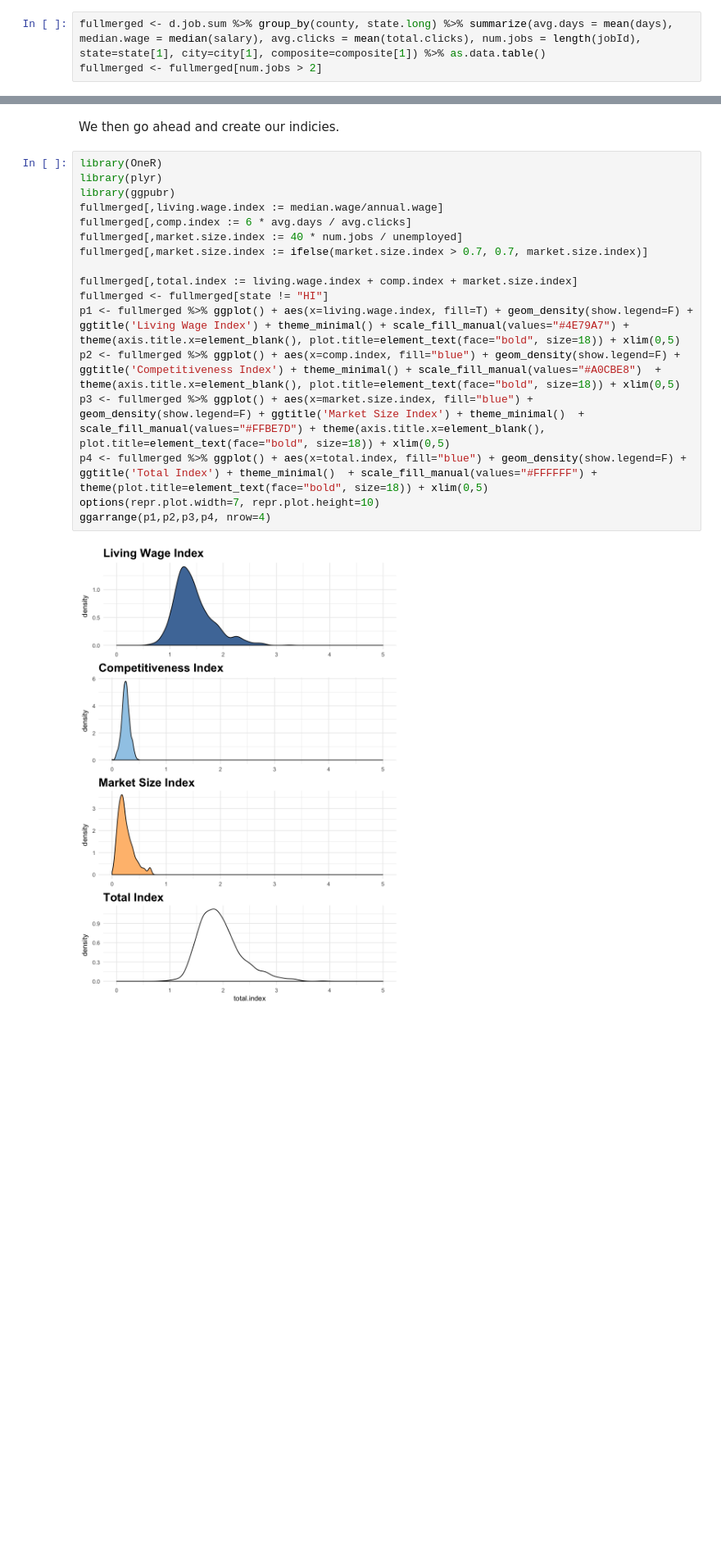
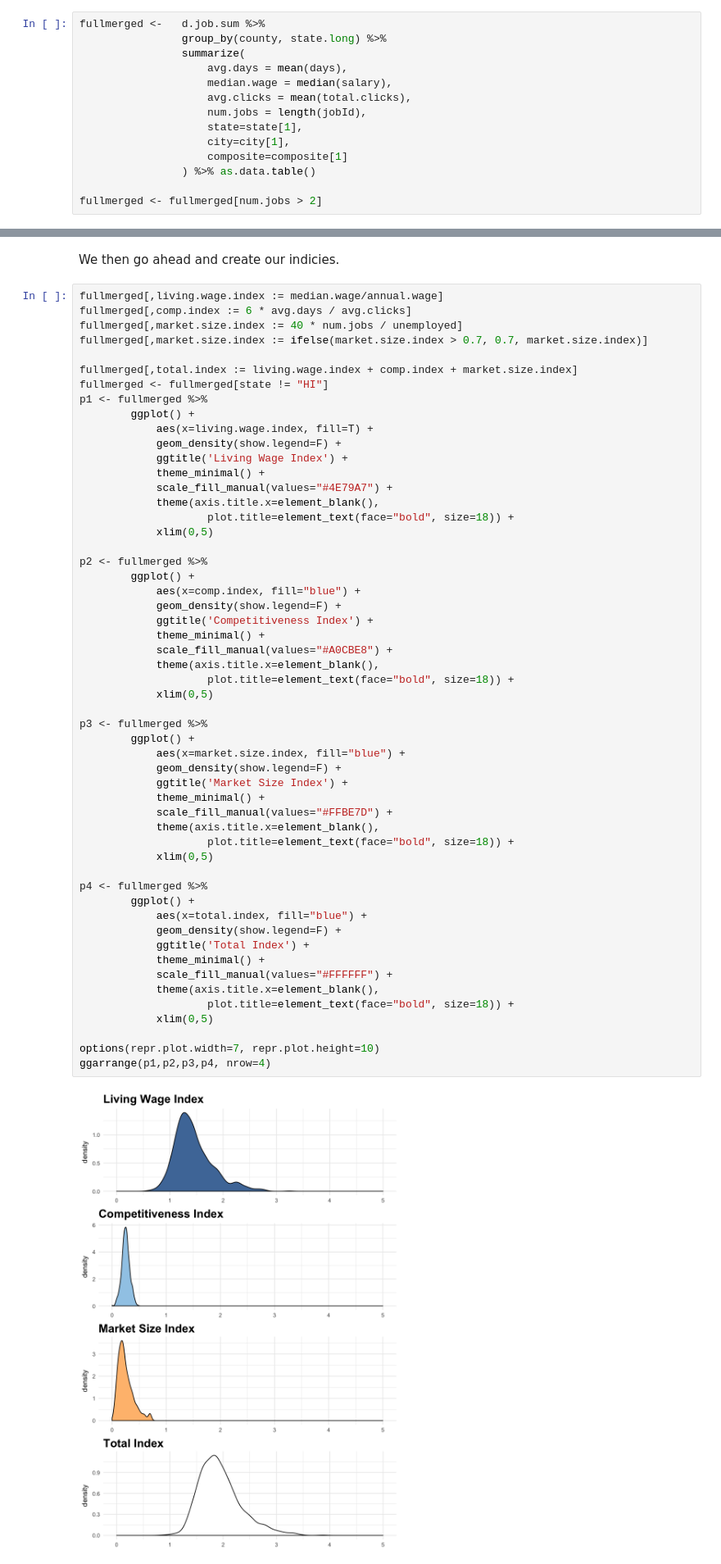
Before and after one commit to e-stranger/datafest, a Jupyter notebook: datafest.ipynb, the cells around one changed output, grey strips where cells are left out. Shown at 82% size. Saved outputs shown, nothing was run; the diff lists cells and outputs as text; blank space fills up the shorter version.

```diff
--- a/datafest.ipynb
+++ b/datafest.ipynb
@@ -163,7 +199,18 @@ d.job.sum <- d.job.sum[!is.na(county)]
 # %% [markdown]
 Now we need to aggregate information on the county level: we save the average number of days a listing was active, the average number of clicks per day, the total number of unique jobs posted over the course of the year, and city/state information. We then exclude counties with less than three unique jobs, because outliers would have an undue effect on the results.
 # %%
-fullmerged <- d.job.sum %>% group_by(county, state.long) %>% summarize(avg.days = mean(days), median.wage = median(salary), avg.clicks = mean(total.clicks), num.jobs = length(jobId), state=state[1], city=city[1], composite=composite[1]) %>% as.data.table()
+fullmerged <-   d.job.sum %>%
+                group_by(county, state.long) %>%
+                summarize(
+                    avg.days = mean(days),
+                    median.wage = median(salary),
+                    avg.clicks = mean(total.clicks),
+                    num.jobs = length(jobId),
+                    state=state[1],
+                    city=city[1],
+                    composite=composite[1]
+                ) %>% as.data.table()
+
 fullmerged <- fullmerged[num.jobs > 2]
 # %% [markdown]
 Next, we'll join with the county living wage data. As a courtesy to the creator, the data is not posted in the `project_data` directory.
@@ -207,22 +254,59 @@ fullmerged[,unemployed := as.integer(unemployed)]
 # %% [markdown]
 We then go ahead and create our indicies.
 # %%
-library(OneR)
-library(plyr)
-library(ggpubr)
 fullmerged[,living.wage.index := median.wage/annual.wage]
 fullmerged[,comp.index := 6 * avg.days / avg.clicks]
 fullmerged[,market.size.index := 40 * num.jobs / unemployed]
 fullmerged[,market.size.index := ifelse(market.size.index > 0.7, 0.7, market.size.index)]
 
 fullmerged[,total.index := living.wage.index + comp.index + market.size.index]
 fullmerged <- fullmerged[state != "HI"]
-p1 <- fullmerged %>% ggplot() + aes(x=living.wage.index, fill=T) + geom_density(show.legend=F) + ggtitle('Living Wage Index') + theme_minimal() + scale_fill_manual(values="#4E79A7") + theme(axis.title.x=element_blank(), plot.title=element_text(face="bold", size=18)) + xlim(0,5)
-p2 <- fullmerged %>% ggplot() + aes(x=comp.index, fill="blue") + geom_density(show.legend=F) + ggtitle('Competitiveness Index') + theme_minimal() + scale_fill_manual(values="#A0CBE8")  + theme(axis.title.x=element_blank(), plot.title=element_text(face="bold", size=18)) + xlim(0,5)
-p3 <- fullmerged %>% ggplot() + aes(x=market.size.index, fill="blue") + geom_density(show.legend=F) + ggtitle('Market Size Index') + theme_minimal()  + scale_fill_manual(values="#FFBE7D") + theme(axis.title.x=element_blank(), plot.title=element_text(face="bold", size=18)) + xlim(0,5)
-p4 <- fullmerged %>% ggplot() + aes(x=total.index, fill="blue") + geom_density(show.legend=F) + ggtitle('Total Index') + theme_minimal()  + scale_fill_manual(values="#FFFFFF") + theme(plot.title=element_text(face="bold", size=18)) + xlim(0,5)
+p1 <- fullmerged %>%
+        ggplot() +
+            aes(x=living.wage.index, fill=T) +
+            geom_density(show.legend=F) +
+            ggtitle('Living Wage Index') +
+            theme_minimal() +
+            scale_fill_manual(values="#4E79A7") +
+            theme(axis.title.x=element_blank(),
+                    plot.title=element_text(face="bold", size=18)) +
+            xlim(0,5)
+
+p2 <- fullmerged %>%
+        ggplot() +
+            aes(x=comp.index, fill="blue") +
+            geom_density(show.legend=F) +
+            ggtitle('Competitiveness Index') +
+            theme_minimal() +
+            scale_fill_manual(values="#A0CBE8") +
+            theme(axis.title.x=element_blank(),
+                    plot.title=element_text(face="bold", size=18)) +
+            xlim(0,5)
+
+p3 <- fullmerged %>%
+        ggplot() +
+            aes(x=market.size.index, fill="blue") +
+            geom_density(show.legend=F) +
+            ggtitle('Market Size Index') +
+            theme_minimal() +
+            scale_fill_manual(values="#FFBE7D") +
+            theme(axis.title.x=element_blank(),
+                    plot.title=element_text(face="bold", size=18)) +
+            xlim(0,5)
+
+p4 <- fullmerged %>%
+        ggplot() +
+            aes(x=total.index, fill="blue") +
+            geom_density(show.legend=F) +
+            ggtitle('Total Index') +
+            theme_minimal() +
+            scale_fill_manual(values="#FFFFFF") +
+            theme(axis.title.x=element_blank(),
+                    plot.title=element_text(face="bold", size=18)) +
+            xlim(0,5)
+
 options(repr.plot.width=7, repr.plot.height=10)
 ggarrange(p1,p2,p3,p4, nrow=4)
 # %% [output]
-[figure, old version]
+[figure, new version]
 # %% [markdown]
```
Also changed, not shown: parts of 13 cells of this notebook, 1 other file.
